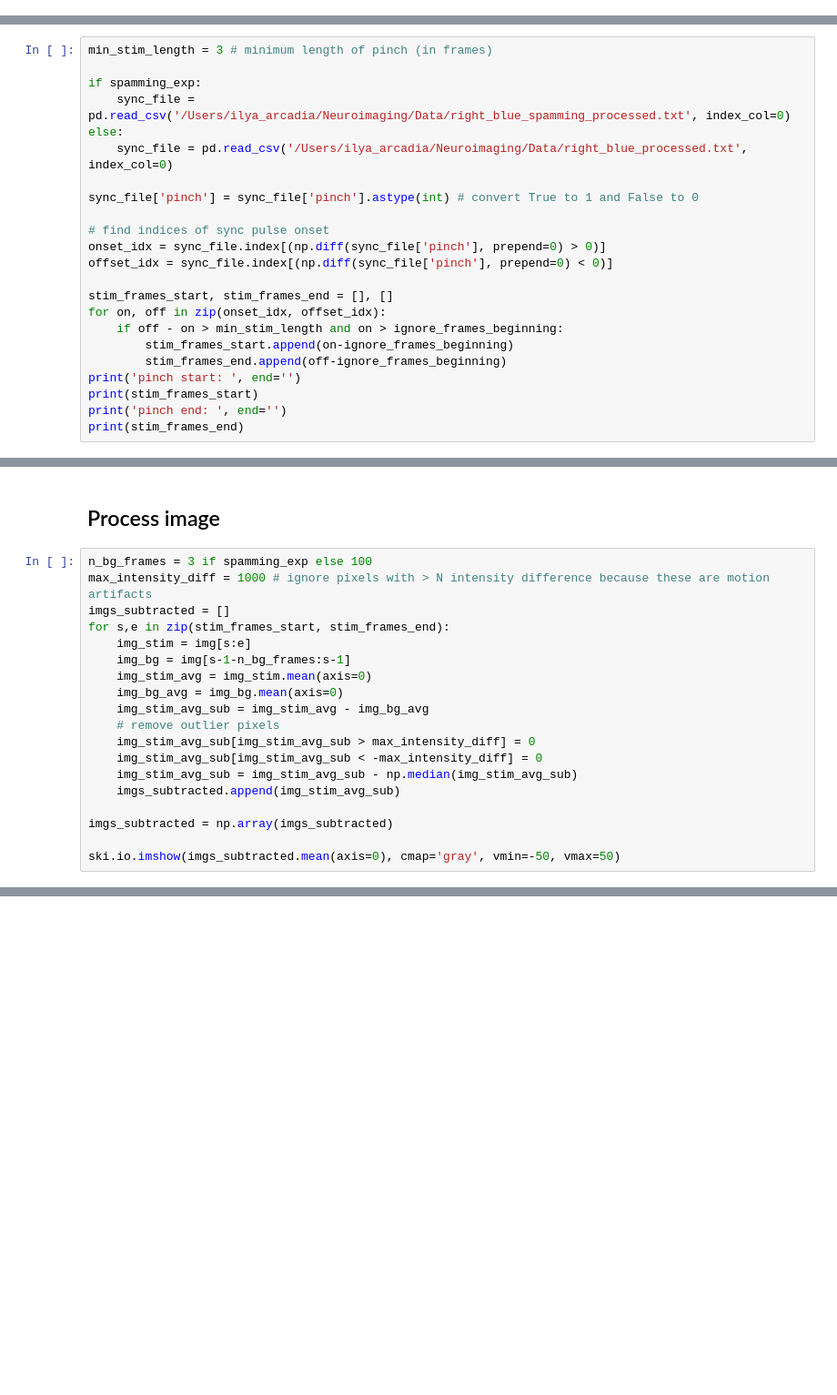
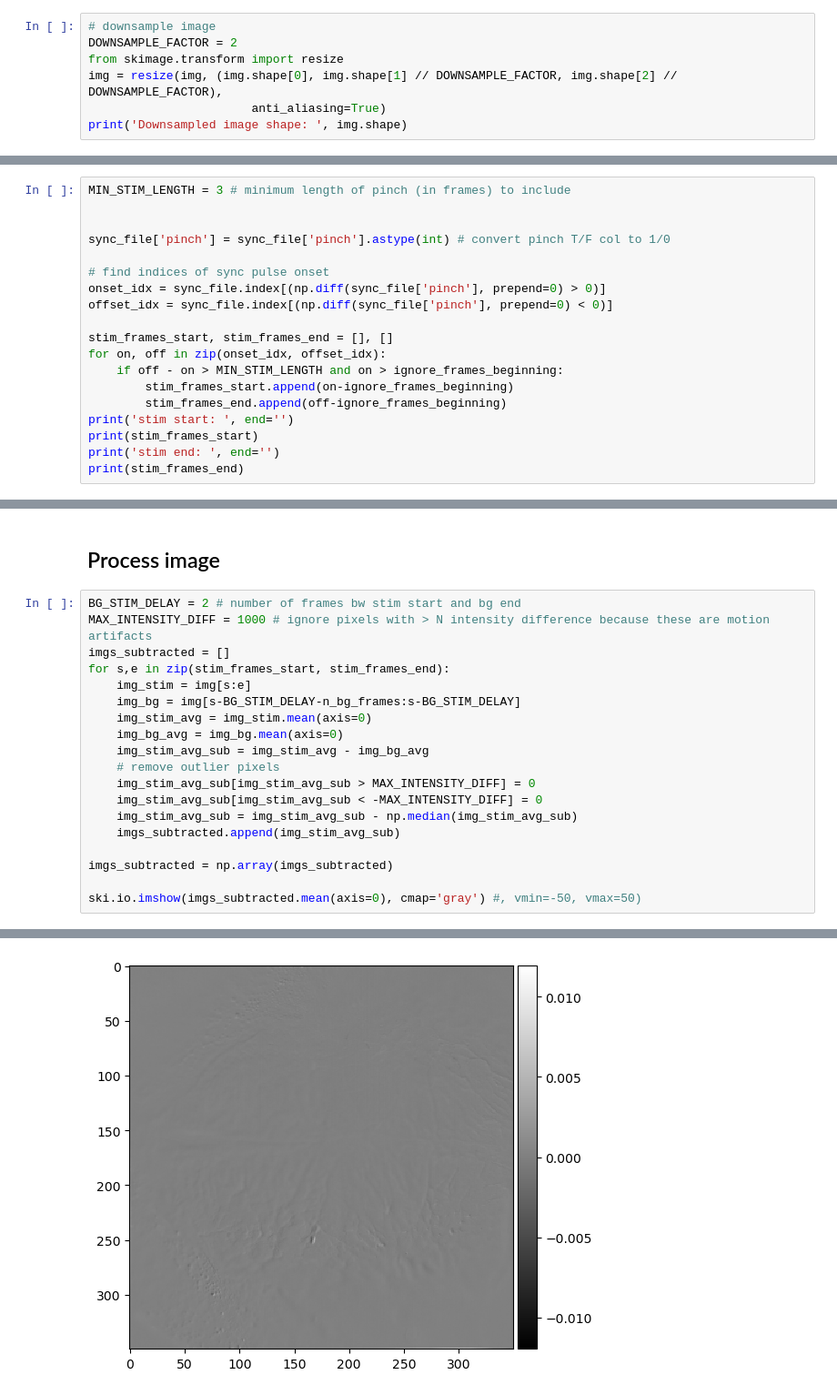
Before and after one commit to Arcadia-Science/2024-sensory-neuroimaging, a Jupyter notebook: notebooks/basic_processing.ipynb, the cells around one changed output, grey strips where cells are left out. Shown at 91% size. Saved outputs shown, nothing was run; the diff lists cells and outputs as text; blank space fills up the shorter version.

Commit message:
process more exps, get framerate from syncfile, downsample

```diff
--- a/notebooks/basic_processing.ipynb
+++ b/notebooks/basic_processing.ipynb
@@ -26,0 +63,7 @@ img = img[ignore_frames_beginning:]
+# %%
+# downsample image
+DOWNSAMPLE_FACTOR = 2
+from skimage.transform import resize
+img = resize(img, (img.shape[0], img.shape[1] // DOWNSAMPLE_FACTOR, img.shape[2] // DOWNSAMPLE_FACTOR),
+                       anti_aliasing=True)
+print('Downsampled image shape: ', img.shape)
@@ -27,14 +72,10 @@ img = img[ignore_frames_beginning:]
 # %% [markdown]
 ## Load sync pulse data from DAQ
 # %%
-min_stim_length = 3 # minimum length of pinch (in frames)
+MIN_STIM_LENGTH = 3 # minimum length of pinch (in frames) to include
 
-if spamming_exp:
-    sync_file = pd.read_csv('/Users/ilya_arcadia/Neuroimaging/Data/right_blue_spamming_processed.txt', index_col=0)
-else:
-    sync_file = pd.read_csv('/Users/ilya_arcadia/Neuroimaging/Data/right_blue_processed.txt', index_col=0)
 
-sync_file['pinch'] = sync_file['pinch'].astype(int) # convert True to 1 and False to 0
+sync_file['pinch'] = sync_file['pinch'].astype(int) # convert pinch T/F col to 1/0
 
 # find indices of sync pulse onset
 onset_idx = sync_file.index[(np.diff(sync_file['pinch'], prepend=0) > 0)]
@@ -42,10 +83,10 @@ offset_idx = sync_file.index[(np.diff(sync_file['pinch'], prepend=0) < 0)]
 
 stim_frames_start, stim_frames_end = [], []
 for on, off in zip(onset_idx, offset_idx):
-    if off - on > min_stim_length and on > ignore_frames_beginning:
+    if off - on > MIN_STIM_LENGTH and on > ignore_frames_beginning:
         stim_frames_start.append(on-ignore_frames_beginning)
         stim_frames_end.append(off-ignore_frames_beginning)
-print('pinch start: ', end='')
+print('stim start: ', end='')
 print(stim_frames_start)
-print('pinch end: ', end='')
+print('stim end: ', end='')
 print(stim_frames_end)
@@ -52,21 +96,22 @@ print(stim_frames_end)
 # %% [markdown]
 ## Process image
 # %%
-n_bg_frames = 3 if spamming_exp else 100
-max_intensity_diff = 1000 # ignore pixels with > N intensity difference because these are motion artifacts
+BG_STIM_DELAY = 2 # number of frames bw stim start and bg end
+MAX_INTENSITY_DIFF = 1000 # ignore pixels with > N intensity difference because these are motion artifacts
 imgs_subtracted = []
 for s,e in zip(stim_frames_start, stim_frames_end):
     img_stim = img[s:e]
-    img_bg = img[s-1-n_bg_frames:s-1]
+    img_bg = img[s-BG_STIM_DELAY-n_bg_frames:s-BG_STIM_DELAY]
     img_stim_avg = img_stim.mean(axis=0)
     img_bg_avg = img_bg.mean(axis=0)
     img_stim_avg_sub = img_stim_avg - img_bg_avg
     # remove outlier pixels
-    img_stim_avg_sub[img_stim_avg_sub > max_intensity_diff] = 0
-    img_stim_avg_sub[img_stim_avg_sub < -max_intensity_diff] = 0
+    img_stim_avg_sub[img_stim_avg_sub > MAX_INTENSITY_DIFF] = 0
+    img_stim_avg_sub[img_stim_avg_sub < -MAX_INTENSITY_DIFF] = 0
     img_stim_avg_sub = img_stim_avg_sub - np.median(img_stim_avg_sub)
     imgs_subtracted.append(img_stim_avg_sub)
 
 imgs_subtracted = np.array(imgs_subtracted)
 
-ski.io.imshow(imgs_subtracted.mean(axis=0), cmap='gray', vmin=-50, vmax=50)
+ski.io.imshow(imgs_subtracted.mean(axis=0), cmap='gray') #, vmin=-50, vmax=50)
+# %% [output]
@@ -72,0 +119 @@ ski.io.imshow(imgs_subtracted.mean(axis=0), cmap='gray', vmin=-50, vmax=50)
+[figure, added]
```
Also changed, not shown: parts of 6 cells of this notebook.
